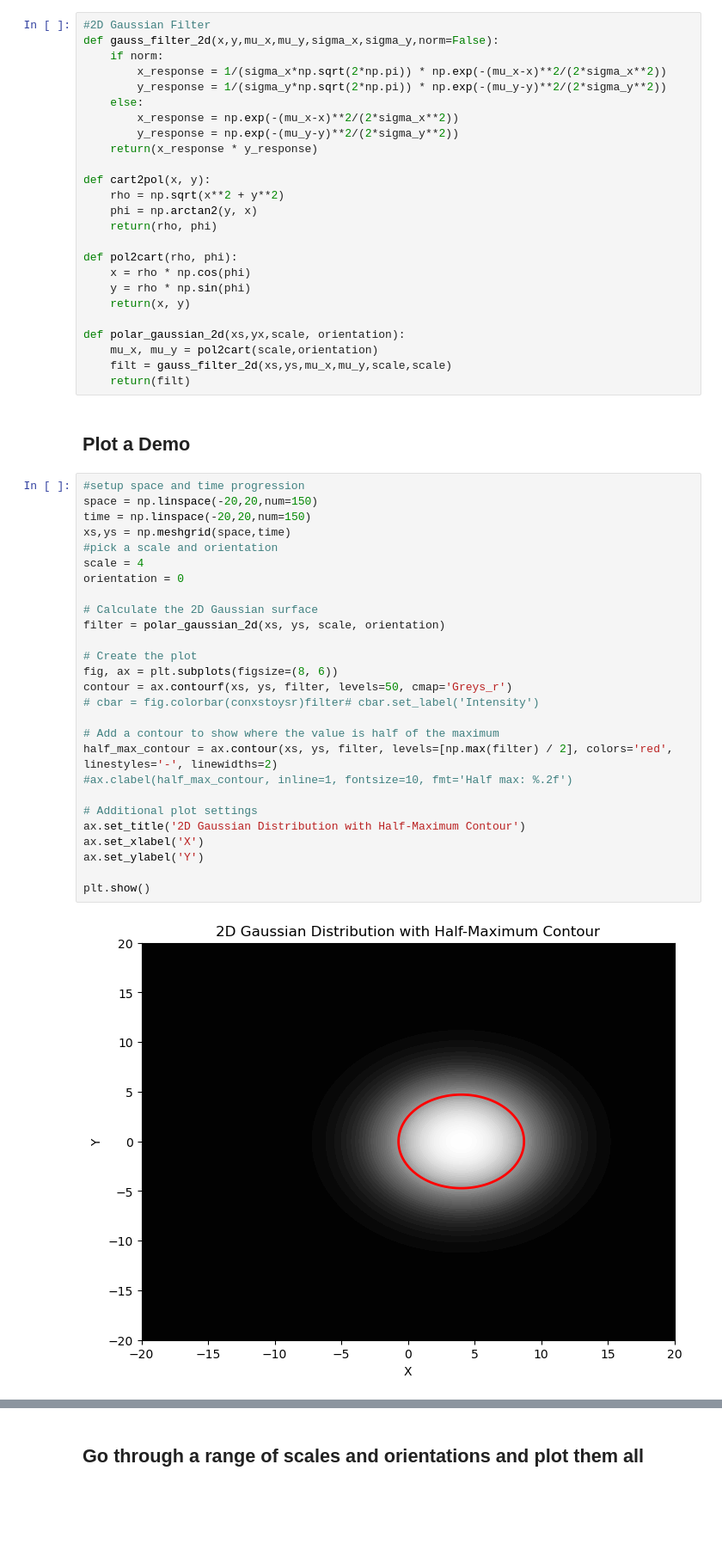
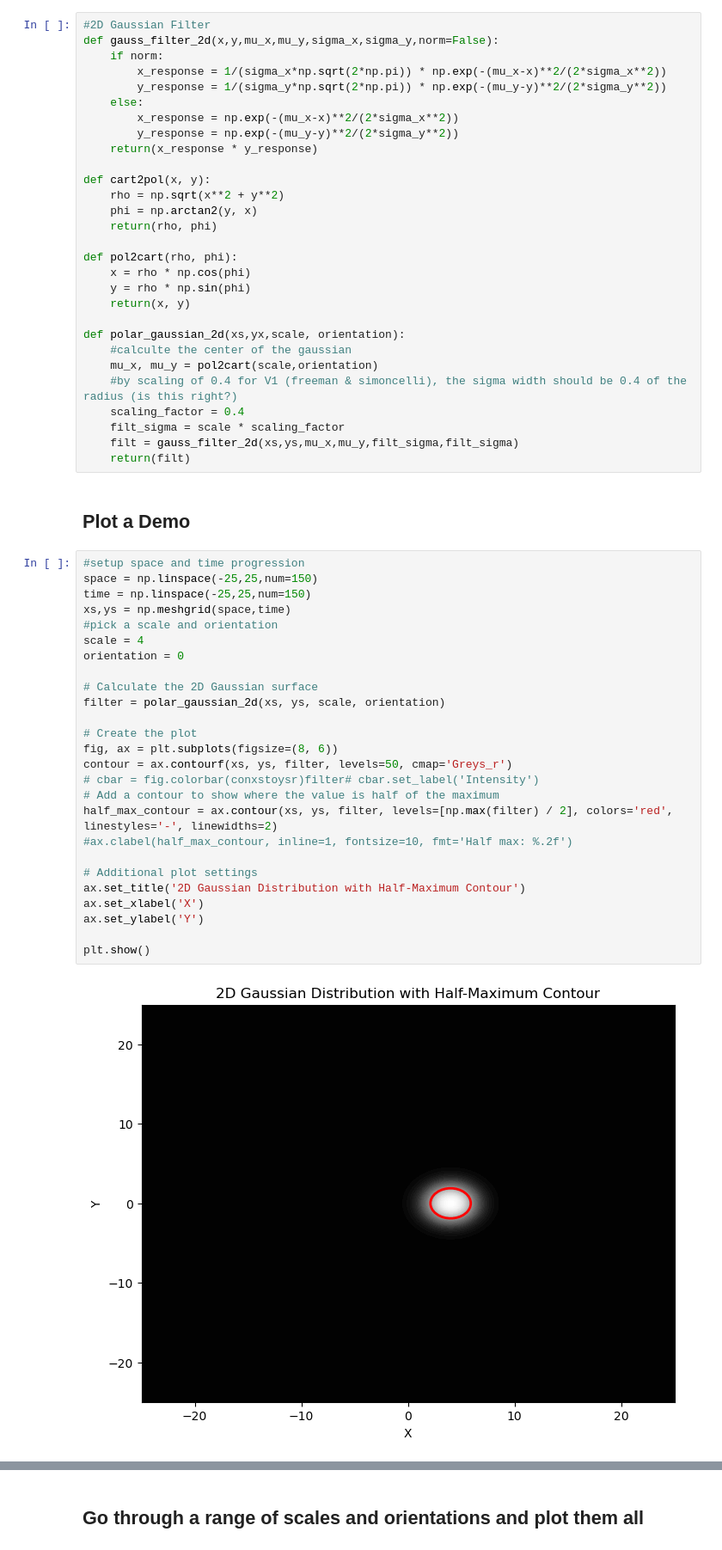
Before and after one commit to vdutell/linearfiltering, a Jupyter notebook: FreqSpaceDefinedFilers.ipynb, the cells around one changed output, grey strips where cells are left out. Shown at 86% size. Saved outputs shown, nothing was run; the diff lists cells and outputs as text; blank space fills up the shorter version.

```diff
--- a/FreqSpaceDefinedFilers.ipynb
+++ b/FreqSpaceDefinedFilers.ipynb
@@ -30,37 +30,40 @@ def pol2cart(rho, phi):
     return(x, y)
 
 def polar_gaussian_2d(xs,yx,scale, orientation):
+    #calculte the center of the gaussian
     mu_x, mu_y = pol2cart(scale,orientation)
-    filt = gauss_filter_2d(xs,ys,mu_x,mu_y,scale,scale)
+    #by scaling of 0.4 for V1 (freeman & simoncelli), the sigma width should be 0.4 of the radius (is this right?)
+    scaling_factor = 0.4
+    filt_sigma = scale * scaling_factor
+    filt = gauss_filter_2d(xs,ys,mu_x,mu_y,filt_sigma,filt_sigma)
     return(filt)
 # %% [markdown]
 ## Plot a Demo
 # %%
 #setup space and time progression
-space = np.linspace(-20,20,num=150)
-time = np.linspace(-20,20,num=150)
+space = np.linspace(-25,25,num=150)
+time = np.linspace(-25,25,num=150)
 xs,ys = np.meshgrid(space,time)
 #pick a scale and orientation
 scale = 4
 orientation = 0
 
 # Calculate the 2D Gaussian surface
 filter = polar_gaussian_2d(xs, ys, scale, orientation)
 
 # Create the plot
 fig, ax = plt.subplots(figsize=(8, 6))
 contour = ax.contourf(xs, ys, filter, levels=50, cmap='Greys_r')
 # cbar = fig.colorbar(conxstoysr)filter# cbar.set_label('Intensity')
-
 # Add a contour to show where the value is half of the maximum
 half_max_contour = ax.contour(xs, ys, filter, levels=[np.max(filter) / 2], colors='red', linestyles='-', linewidths=2)
 #ax.clabel(half_max_contour, inline=1, fontsize=10, fmt='Half max: %.2f')
 
 # Additional plot settings
 ax.set_title('2D Gaussian Distribution with Half-Maximum Contour')
 ax.set_xlabel('X')
 ax.set_ylabel('Y')
 
 plt.show()
 # %% [output]
-[figure, old version]
+[figure, new version]
```
Also changed, not shown: parts of 6 cells of this notebook, 1 other file.
